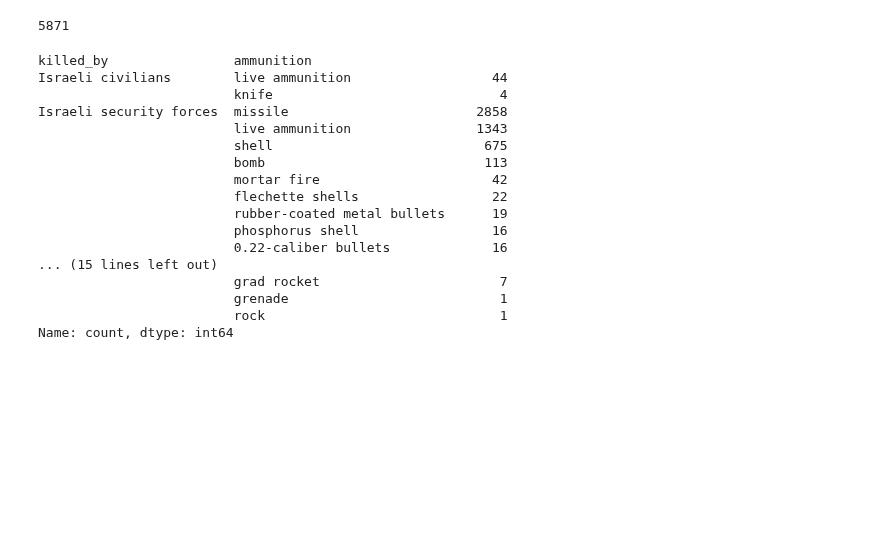
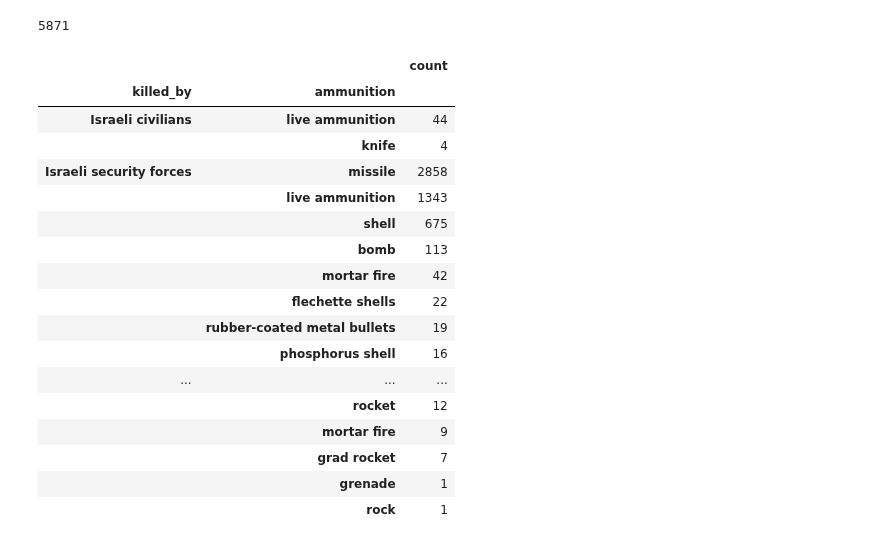
Before and after one commit to PeleKempf/Probable-Garbanzo, a Jupyter notebook: Workin.ipynb, the cells around one changed output. Saved outputs shown, nothing was run; the diff lists cells and outputs as text; code cells hidden in the pictures; blank space fills up the shorter version.

```diff
--- a/Workin.ipynb
+++ b/Workin.ipynb
@@ -69,26 +69,27 @@ Casualties['ammunition'].count()
 # %% [output]
 5871
 # %%
-x = Casualties.groupby(['killed_by'])['ammunition'].value_counts()
+x = pd.DataFrame (Casualties.groupby(['killed_by'])['ammunition'].value_counts())
 x
 # %% [output]
-killed_by                ammunition
-Israeli civilians        live ammunition                  44
-                         knife                             4
-Israeli security forces  missile                        2858
-                         live ammunition                1343
-                         shell                           675
-                         bomb                            113
-                         mortar fire                      42
-                         flechette shells                 22
-                         rubber-coated metal bullets      19
-                         phosphorus shell                 16
-                         0.22-caliber bullets             16
-... (15 lines left out)
-                         grad rocket                       7
-                         grenade                           1
-                         rock                              1
-Name: count, dtype: int64
+|  |  | count |
+| killed_by | ammunition |  |
+| Israeli civilians | live ammunition | 44 |
+|  | knife | 4 |
+| Israeli security forces | missile | 2858 |
+|  | live ammunition | 1343 |
+|  | shell | 675 |
+|  | bomb | 113 |
+|  | mortar fire | 42 |
+|  | flechette shells | 22 |
+|  | rubber-coated metal bullets | 19 |
+|  | phosphorus shell | 16 |
+| ... | ... | ... |
+|  | rocket | 12 |
+|  | mortar fire | 9 |
+|  | grad rocket | 7 |
+|  | grenade | 1 |
+|  | rock | 1 |
 # %%
 killed_by = Casualties['killed_by'].unique()
 # %%
```
Also changed, not shown: parts of 4 cells of this notebook.
